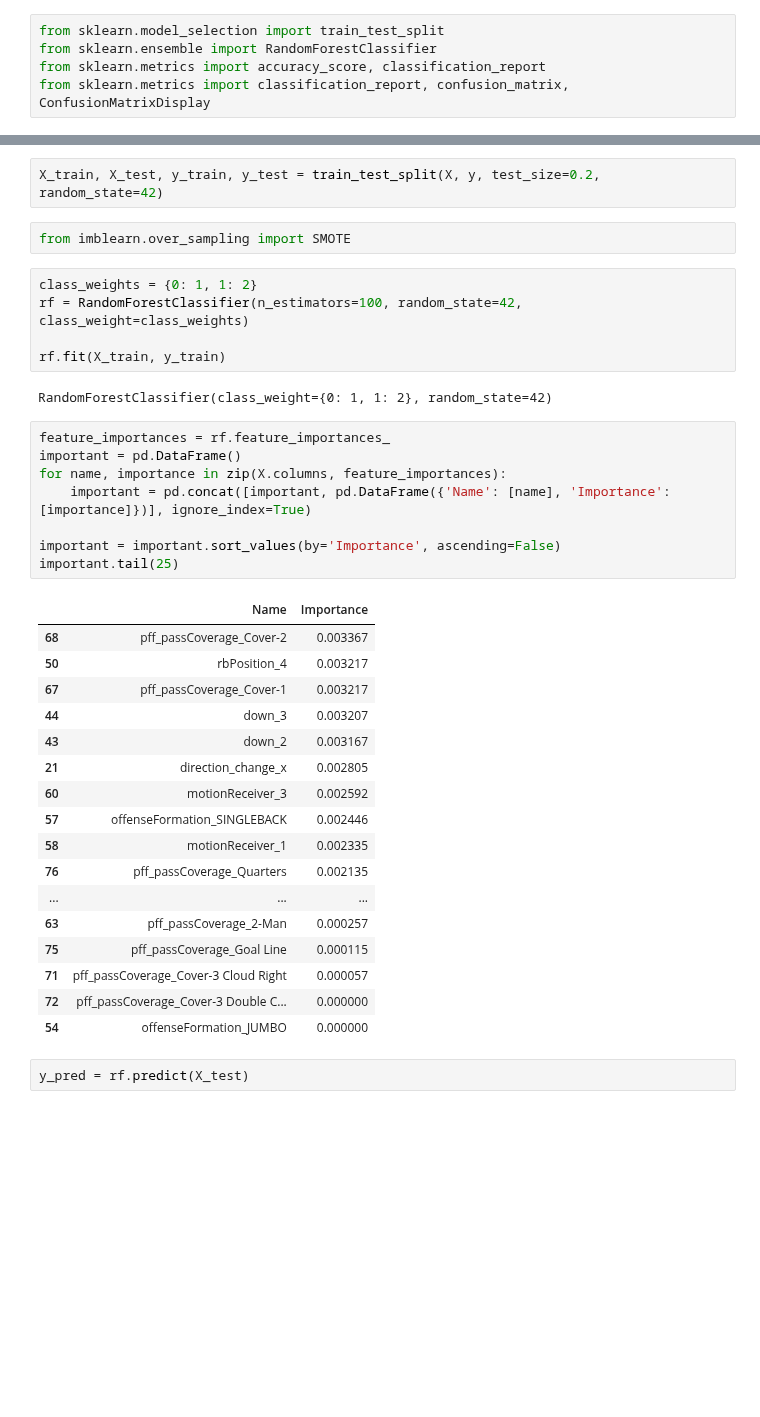
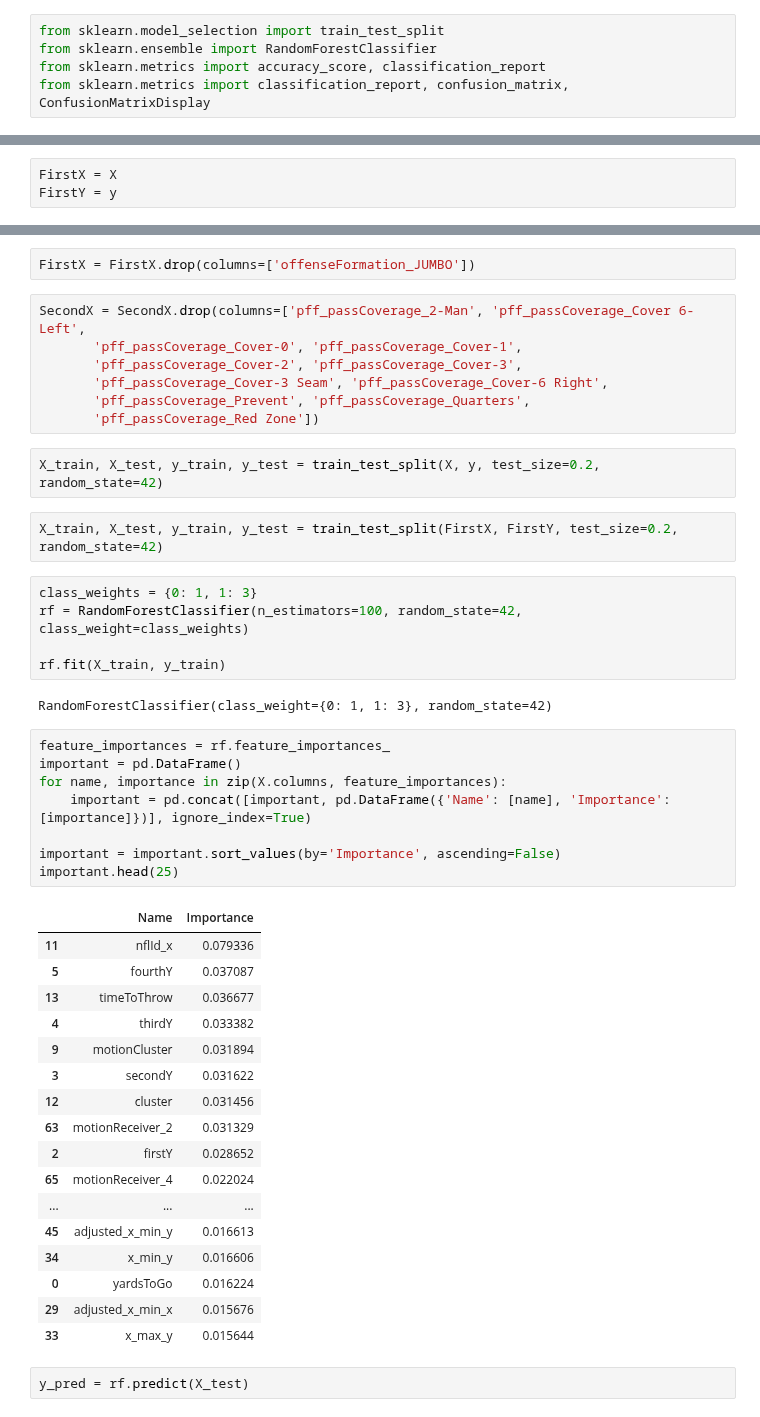
Before and after one commit to rohitbh7/nfl, a Jupyter notebook: datacleaningBinaryv2.ipynb, the cells around one changed output, grey strips where cells are left out. Cells and saved outputs as stored; diff of their text form; blank space fills up the shorter version.

```diff
--- a/datacleaningBinaryv2.ipynb
+++ b/datacleaningBinaryv2.ipynb
@@ -567,0 +565,3 @@ Index(['yardsToGo', 'absoluteYardlineNumber', 'firstY', 'secondY', 'thirdY',
+# %%
+FirstX = X
+FirstY = y
@@ -568,40 +626,49 @@ Index(['yardsToGo', 'absoluteYardlineNumber', 'firstY', 'secondY', 'thirdY',
+# %%
+FirstX = FirstX.drop(columns=['offenseFormation_JUMBO'])
+# %%
+SecondX = SecondX.drop(columns=['pff_passCoverage_2-Man', 'pff_passCoverage_Cover 6-Left',
+       'pff_passCoverage_Cover-0', 'pff_passCoverage_Cover-1',
+       'pff_passCoverage_Cover-2', 'pff_passCoverage_Cover-3',
+       'pff_passCoverage_Cover-3 Seam', 'pff_passCoverage_Cover-6 Right',
+       'pff_passCoverage_Prevent', 'pff_passCoverage_Quarters',
+       'pff_passCoverage_Red Zone'])
 # %%
 X_train, X_test, y_train, y_test = train_test_split(X, y, test_size=0.2, random_state=42)
-# %%
-from imblearn.over_sampling import SMOTE
+# %%
+X_train, X_test, y_train, y_test = train_test_split(FirstX, FirstY, test_size=0.2, random_state=42)
 # %%
-class_weights = {0: 1, 1: 2}
+class_weights = {0: 1, 1: 3}
 rf = RandomForestClassifier(n_estimators=100, random_state=42, class_weight=class_weights)
 
 rf.fit(X_train, y_train)
 # %% [output]
-RandomForestClassifier(class_weight={0: 1, 1: 2}, random_state=42)
+RandomForestClassifier(class_weight={0: 1, 1: 3}, random_state=42)
 # %%
 feature_importances = rf.feature_importances_
 important = pd.DataFrame()
 for name, importance in zip(X.columns, feature_importances):
     important = pd.concat([important, pd.DataFrame({'Name': [name], 'Importance': [importance]})], ignore_index=True)
 
 important = important.sort_values(by='Importance', ascending=False)
-important.tail(25)
+important.head(25)
 # %% [output]
 |  | Name | Importance |
-| 68 | pff_passCoverage_Cover-2 | 0.003367 |
-| 50 | rbPosition_4 | 0.003217 |
-| 67 | pff_passCoverage_Cover-1 | 0.003217 |
-| 44 | down_3 | 0.003207 |
-| 43 | down_2 | 0.003167 |
-| 21 | direction_change_x | 0.002805 |
-| 60 | motionReceiver_3 | 0.002592 |
-| 57 | offenseFormation_SINGLEBACK | 0.002446 |
-| 58 | motionReceiver_1 | 0.002335 |
-| 76 | pff_passCoverage_Quarters | 0.002135 |
+| 11 | nflId_x | 0.079336 |
+| 5 | fourthY | 0.037087 |
+| 13 | timeToThrow | 0.036677 |
+| 4 | thirdY | 0.033382 |
+| 9 | motionCluster | 0.031894 |
+| 3 | secondY | 0.031622 |
+| 12 | cluster | 0.031456 |
+| 63 | motionReceiver_2 | 0.031329 |
+| 2 | firstY | 0.028652 |
+| 65 | motionReceiver_4 | 0.022024 |
 | ... | ... | ... |
-| 63 | pff_passCoverage_2-Man | 0.000257 |
-| 75 | pff_passCoverage_Goal Line | 0.000115 |
-| 71 | pff_passCoverage_Cover-3 Cloud Right | 0.000057 |
-| 72 | pff_passCoverage_Cover-3 Double C... | 0.000000 |
-| 54 | offenseFormation_JUMBO | 0.000000 |
+| 45 | adjusted_x_min_y | 0.016613 |
+| 34 | x_min_y | 0.016606 |
+| 0 | yardsToGo | 0.016224 |
+| 29 | adjusted_x_min_x | 0.015676 |
+| 33 | x_max_y | 0.015644 |
 # %%
 y_pred = rf.predict(X_test)
 # %%
```
Also changed, not shown: parts of 53 cells of this notebook.
